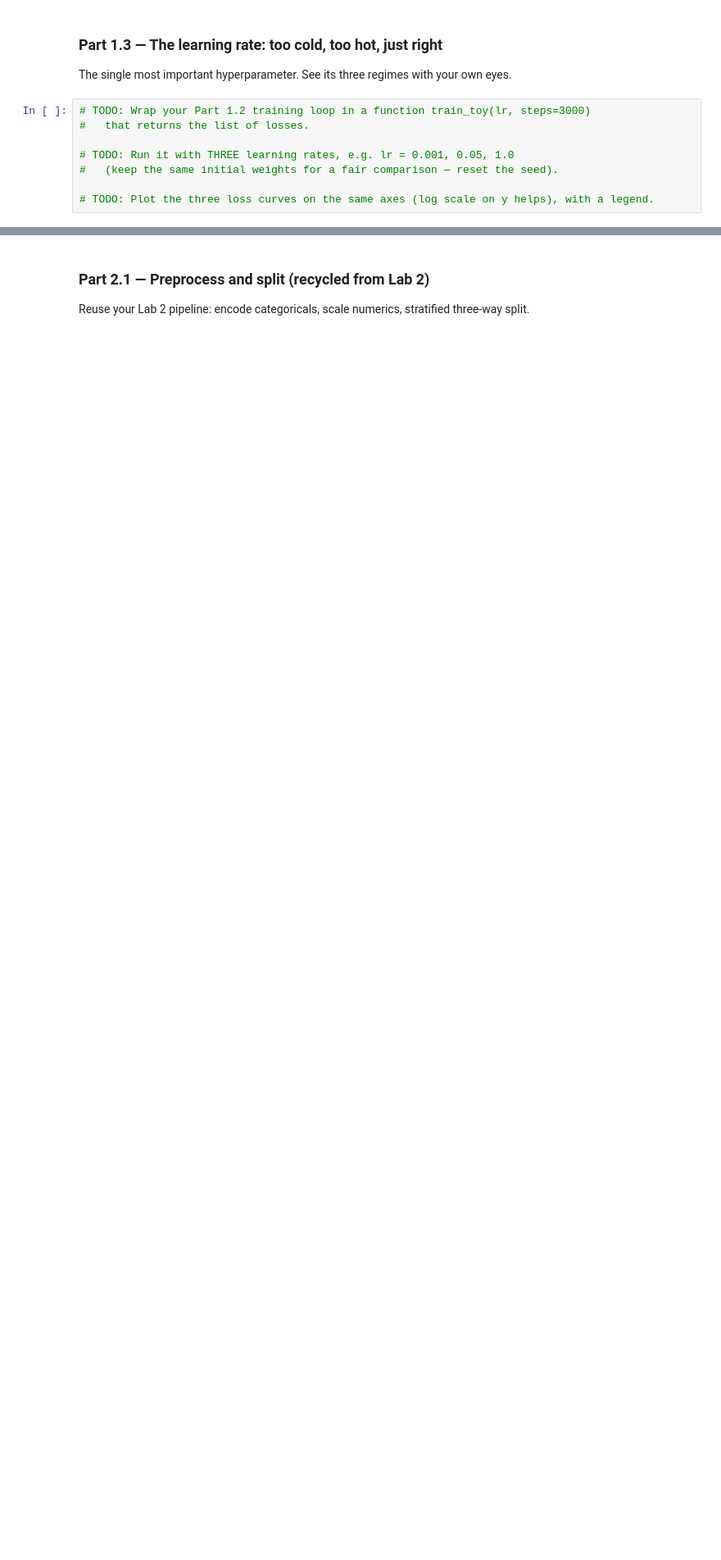
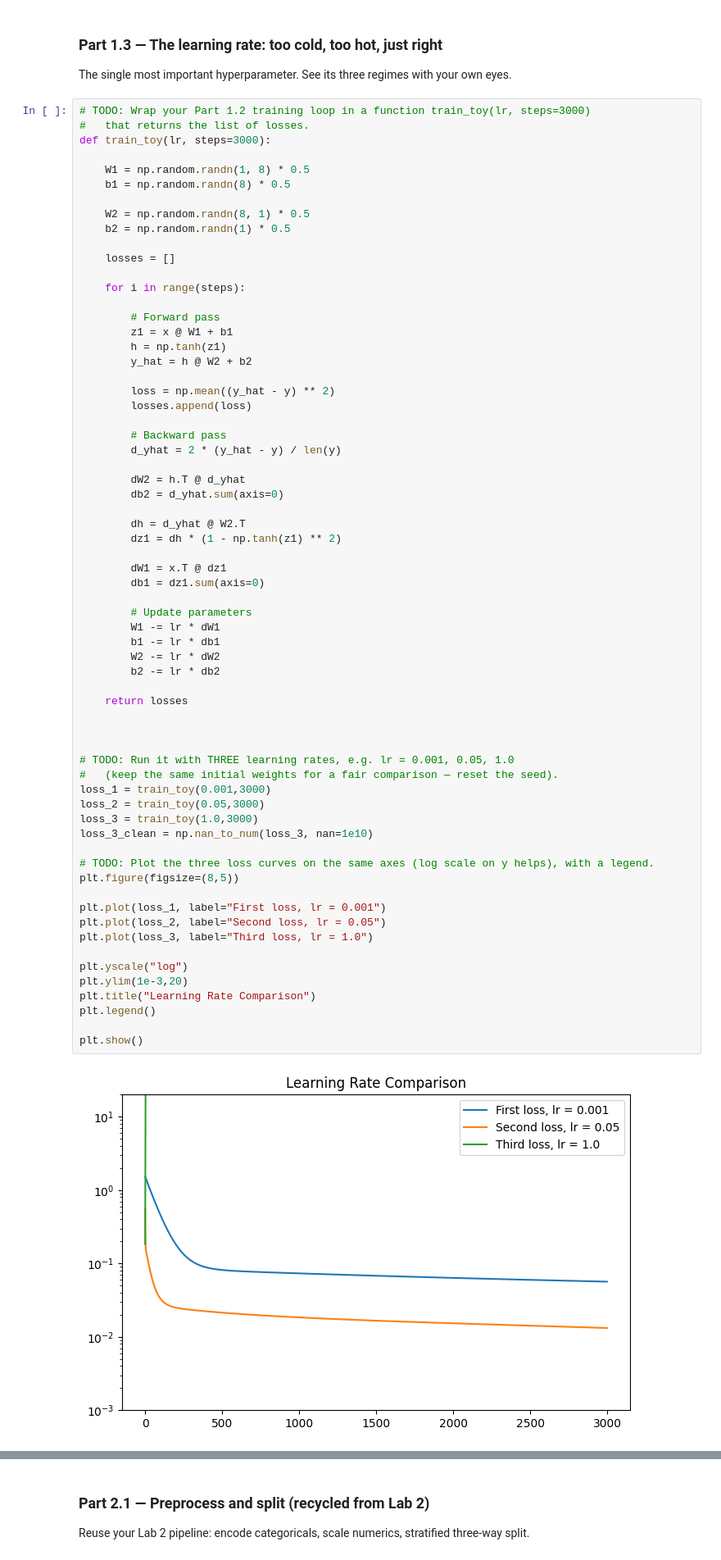
Before and after one commit to Nkunim20/lab-3, a Jupyter notebook: Lab3/Lab_3.ipynb, the cells around one changed output, grey strips where cells are left out. Shown at 82% size. Drawn from its saved outputs; the diff is of its cells as text; blank space fills up the shorter version.

Commit message:
Third commit

```diff
--- a/Lab3/Lab_3.ipynb
+++ b/Lab3/Lab_3.ipynb
@@ -242,11 +242,70 @@ The single most important hyperparameter. See its three regimes with your own ey
 # %%
 # TODO: Wrap your Part 1.2 training loop in a function train_toy(lr, steps=3000)
 #   that returns the list of losses.
+def train_toy(lr, steps=3000):
+
+    W1 = np.random.randn(1, 8) * 0.5
+    b1 = np.random.randn(8) * 0.5
+
+    W2 = np.random.randn(8, 1) * 0.5
+    b2 = np.random.randn(1) * 0.5
+
+    losses = []
+
+    for i in range(steps):
+
+        # Forward pass
+        z1 = x @ W1 + b1
+        h = np.tanh(z1)
+        y_hat = h @ W2 + b2
+
+        loss = np.mean((y_hat - y) ** 2)
+        losses.append(loss)
+
+        # Backward pass
+        d_yhat = 2 * (y_hat - y) / len(y)
+
+        dW2 = h.T @ d_yhat
+        db2 = d_yhat.sum(axis=0)
+
+        dh = d_yhat @ W2.T
+        dz1 = dh * (1 - np.tanh(z1) ** 2)
+
+        dW1 = x.T @ dz1
+        db1 = dz1.sum(axis=0)
+
+        # Update parameters
+        W1 -= lr * dW1
+        b1 -= lr * db1
+        W2 -= lr * dW2
+        b2 -= lr * db2
+
+    return losses
+
+
 
 # TODO: Run it with THREE learning rates, e.g. lr = 0.001, 0.05, 1.0
 #   (keep the same initial weights for a fair comparison — reset the seed).
+loss_1 = train_toy(0.001,3000)
+loss_2 = train_toy(0.05,3000)
+loss_3 = train_toy(1.0,3000)
+loss_3_clean = np.nan_to_num(loss_3, nan=1e10)
 
 # TODO: Plot the three loss curves on the same axes (log scale on y helps), with a legend.
+plt.figure(figsize=(8,5))
+
+plt.plot(loss_1, label="First loss, lr = 0.001")
+plt.plot(loss_2, label="Second loss, lr = 0.05")
+plt.plot(loss_3, label="Third loss, lr = 1.0")
+
+plt.yscale("log")
+plt.ylim(1e-3,20)
+plt.title("Learning Rate Comparison")
+plt.legend()
+
+plt.show()
+# %% [output]
+[figure, added]
 # %% [markdown]
 **Student Reasoning — Learning rate**
 *Describe what each of the three curves shows. Why does a too-large learning rate make the
```
Also changed, not shown: parts of 1 cell of this notebook.
